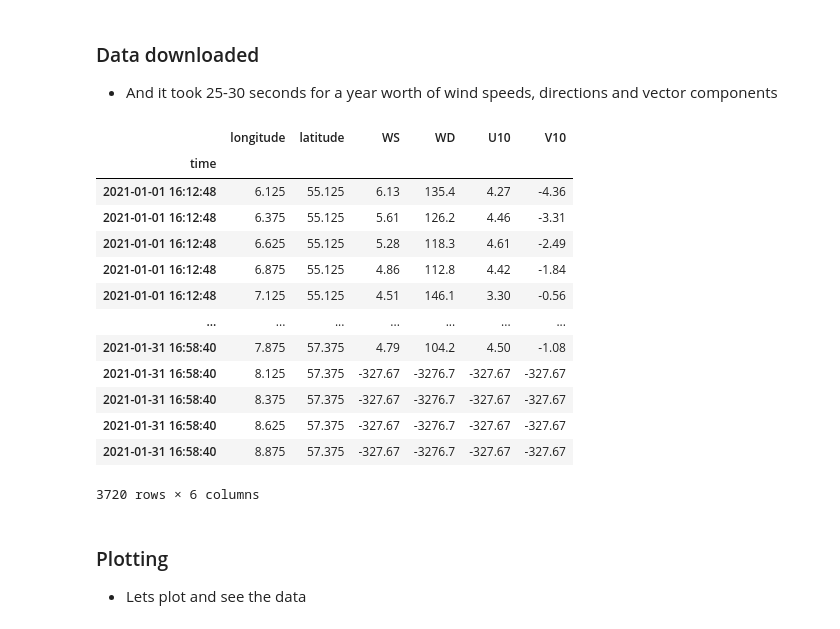
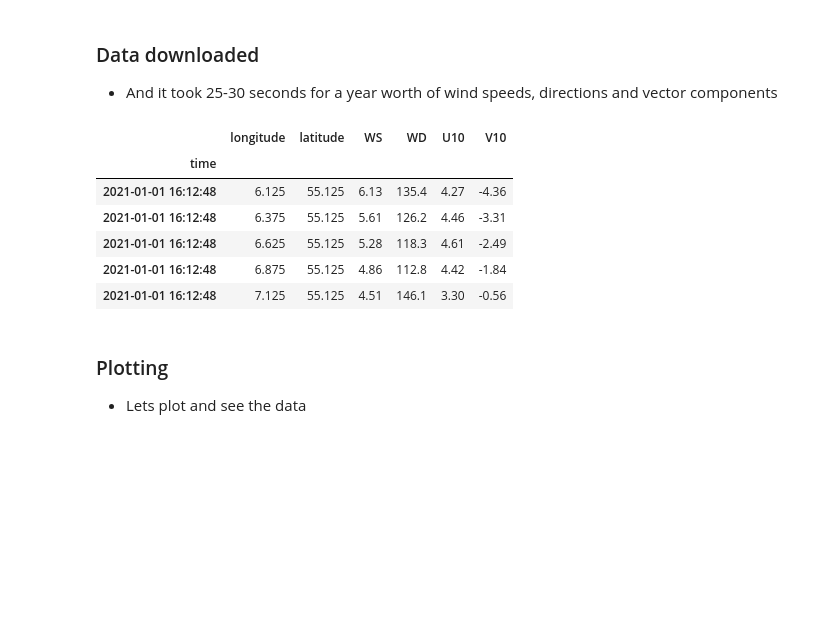
Before and after one commit to Rasmusiwersen/watobs, a Jupyter notebook: notebooks/CMEMS_Scatterometry_Data.ipynb, the cells around one changed output. Saved outputs shown, nothing was run; the diff lists cells and outputs as text; code cells hidden in the pictures; blank space fills up the shorter version.

```diff
--- a/notebooks/CMEMS_Scatterometry_Data.ipynb
+++ b/notebooks/CMEMS_Scatterometry_Data.ipynb
@@ -36,3 +59,4 @@ dataset_ids = [sat_sets[i].dataset_id for i in range(len(sat_sets))]'''
 - A total of 32 datasets, i.e. data from 32 different satellite missions
 # %%
-# len(dataset_ids)
+dataset_ids = [dataset.dataset_id for dataset in repo.catalogue.products[0].datasets]
+len(dataset_ids)
@@ -41,8 +67,8 @@ dataset_ids = [sat_sets[i].dataset_id for i in range(len(sat_sets))]'''
 - In this case, i am interested in data from 2019 only
 - In addition i want to see data in the North Sea west of the Danish coastline
 # %%
-# dataset = dataset_ids[0]
-dataset = 'cmems_obs-wind_glo_phy_nrt_l3-hy2b-hscat-asc-0.25deg_P1D-i'
+dataset = dataset_ids[0]
+# dataset = 'cmems_obs-wind_glo_phy_nrt_l3-hy2b-hscat-asc-0.25deg_P1D-i'
 start_year = 2021
 end_year = 2021
 
@@ -52,10 +78,8 @@ lat_min = 55
 lat_max = 57.5
 
 area = f"bbox={lon_min},{lat_min},{lon_max},{lat_max}"
-# %%
-repo = CMEMSSatObsRepository()
 # %%
-df = repo.download_copernicus_data(dataset_id=dataset,
+df = repo.get_satobs_data(dataset_id=dataset,
                                                     start_time="2021-01-01",
                                                     #end_time="2021-12-31",
                                                     end_time="2021-01-31",
@@ -71,22 +95,15 @@ INFO - 2025-12-01T09:39:57Z - Successfully downloaded to c:\Working\Coding\Repos
 ### Data downloaded
 - And it took 25-30 seconds for a year worth of wind speeds, directions and vector components
 # %%
-df
+df.head()
 # %% [output]
 |  | longitude | latitude | WS | WD | U10 | V10 |
 | time |  |  |  |  |  |  |
 | 2021-01-01 16:12:48 | 6.125 | 55.125 | 6.13 | 135.4 | 4.27 | -4.36 |
 | 2021-01-01 16:12:48 | 6.375 | 55.125 | 5.61 | 126.2 | 4.46 | -3.31 |
 | 2021-01-01 16:12:48 | 6.625 | 55.125 | 5.28 | 118.3 | 4.61 | -2.49 |
 | 2021-01-01 16:12:48 | 6.875 | 55.125 | 4.86 | 112.8 | 4.42 | -1.84 |
 | 2021-01-01 16:12:48 | 7.125 | 55.125 | 4.51 | 146.1 | 3.30 | -0.56 |
-| ... | ... | ... | ... | ... | ... | ... |
-| 2021-01-31 16:58:40 | 7.875 | 57.375 | 4.79 | 104.2 | 4.50 | -1.08 |
-| 2021-01-31 16:58:40 | 8.125 | 57.375 | -327.67 | -3276.7 | -327.67 | -327.67 |
-| 2021-01-31 16:58:40 | 8.375 | 57.375 | -327.67 | -3276.7 | -327.67 | -327.67 |
-| 2021-01-31 16:58:40 | 8.625 | 57.375 | -327.67 | -3276.7 | -327.67 | -327.67 |
-| 2021-01-31 16:58:40 | 8.875 | 57.375 | -327.67 | -3276.7 | -327.67 | -327.67 |
-3720 rows × 6 columns
 # %% [markdown]
 ### Plotting
 - Lets plot and see the data
```
Also changed, not shown: parts of 54 cells of this notebook, 5 other files.
